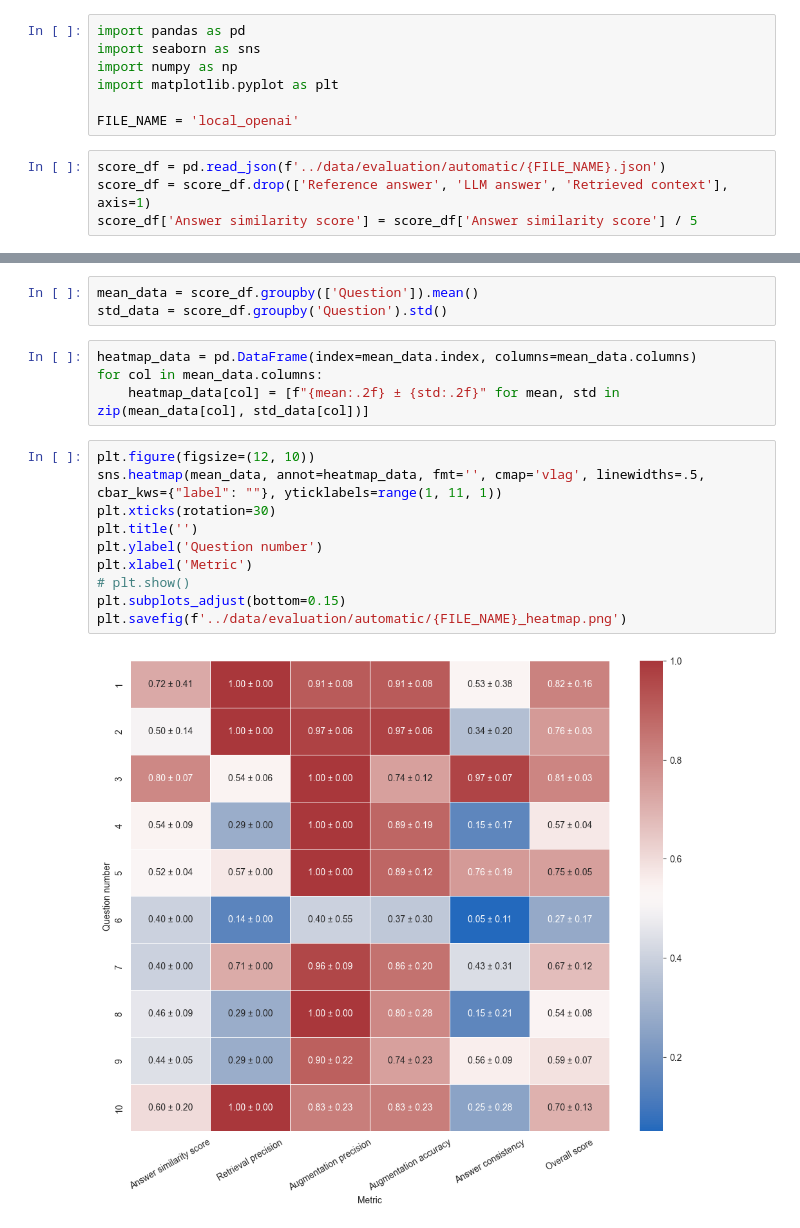
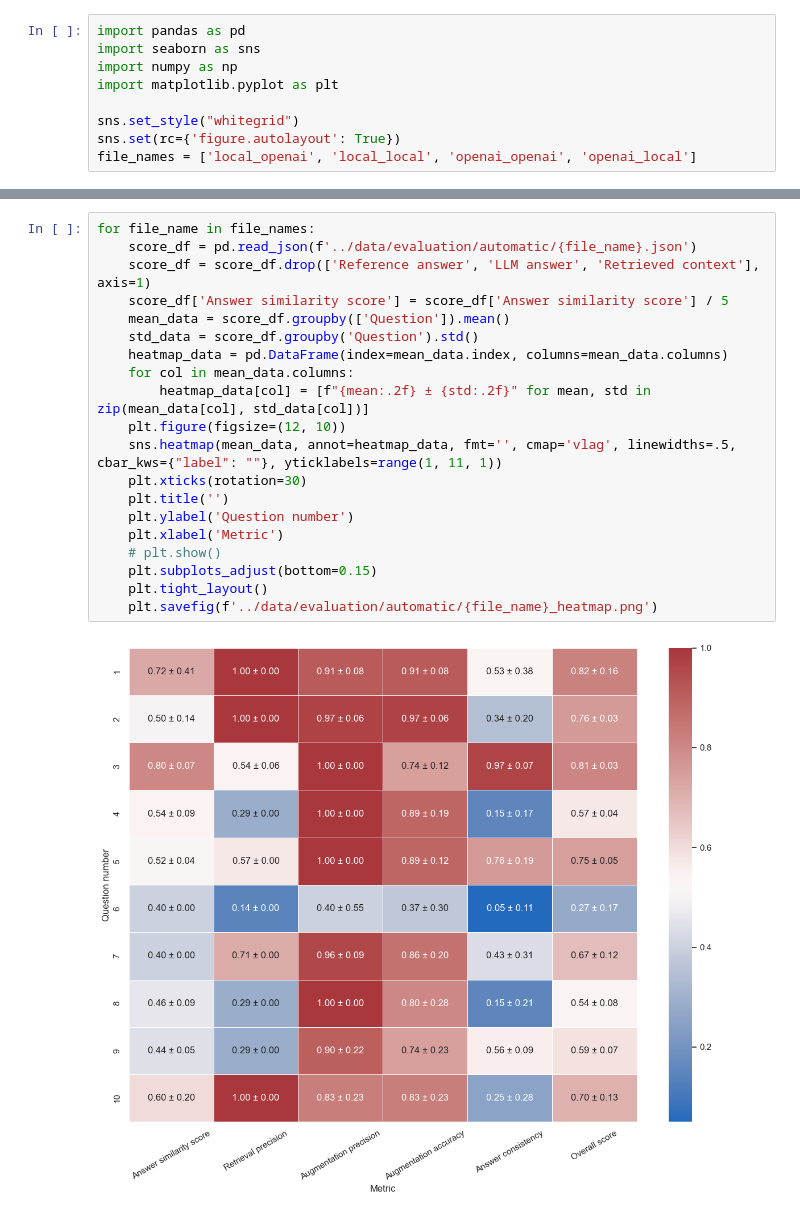
Before and after one commit to Norceis/rag, a Jupyter notebook: notebooks/visualising_auto_evaluation.ipynb, the cells around one changed output, grey strips where cells are left out. Cells and saved outputs as stored; diff of their text form.

Commit message:
updated visualising_auto_evaluation.ipynb with suggestions

```diff
--- a/notebooks/visualising_auto_evaluation.ipynb
+++ b/notebooks/visualising_auto_evaluation.ipynb
@@ -4,8 +4,6 @@ import seaborn as sns
 import numpy as np
 import matplotlib.pyplot as plt
 
-FILE_NAME = 'local_openai'
+sns.set_style("whitegrid")
+sns.set(rc={'figure.autolayout': True})
+file_names = ['local_openai', 'local_local', 'openai_openai', 'openai_local']
-# %%
-score_df = pd.read_json(f'../data/evaluation/automatic/{FILE_NAME}.json')
-score_df = score_df.drop(['Reference answer', 'LLM answer', 'Retrieved context'], axis=1)
-score_df['Answer similarity score'] = score_df['Answer similarity score'] / 5
@@ -32,19 +10,22 @@ score_df
-# %%
-mean_data = score_df.groupby(['Question']).mean()
-std_data = score_df.groupby('Question').std()
-# %%
-heatmap_data = pd.DataFrame(index=mean_data.index, columns=mean_data.columns)
-for col in mean_data.columns:
-    heatmap_data[col] = [f"{mean:.2f} ± {std:.2f}" for mean, std in zip(mean_data[col], std_data[col])]
 # %%
-plt.figure(figsize=(12, 10))
-sns.heatmap(mean_data, annot=heatmap_data, fmt='', cmap='vlag', linewidths=.5, cbar_kws={"label": ""}, yticklabels=range(1, 11, 1))
-plt.xticks(rotation=30)
-plt.title('')
-plt.ylabel('Question number')
-plt.xlabel('Metric')
-# plt.show()
-plt.subplots_adjust(bottom=0.15)
-plt.savefig(f'../data/evaluation/automatic/{FILE_NAME}_heatmap.png')
+for file_name in file_names:
+    score_df = pd.read_json(f'../data/evaluation/automatic/{file_name}.json')
+    score_df = score_df.drop(['Reference answer', 'LLM answer', 'Retrieved context'], axis=1)
+    score_df['Answer similarity score'] = score_df['Answer similarity score'] / 5
+    mean_data = score_df.groupby(['Question']).mean()
+    std_data = score_df.groupby('Question').std()
+    heatmap_data = pd.DataFrame(index=mean_data.index, columns=mean_data.columns)
+    for col in mean_data.columns:
+        heatmap_data[col] = [f"{mean:.2f} ± {std:.2f}" for mean, std in zip(mean_data[col], std_data[col])]
+    plt.figure(figsize=(12, 10))
+    sns.heatmap(mean_data, annot=heatmap_data, fmt='', cmap='vlag', linewidths=.5, cbar_kws={"label": ""}, yticklabels=range(1, 11, 1))
+    plt.xticks(rotation=30)
+    plt.title('')
+    plt.ylabel('Question number')
+    plt.xlabel('Metric')
+    # plt.show()
+    plt.subplots_adjust(bottom=0.15)
+    plt.tight_layout()
+    plt.savefig(f'../data/evaluation/automatic/{file_name}_heatmap.png')
 # %% [output]
-[figure, old version]
+[figure, new version]
```
Also changed, not shown: parts of 4 cells of this notebook, 9 other files.
